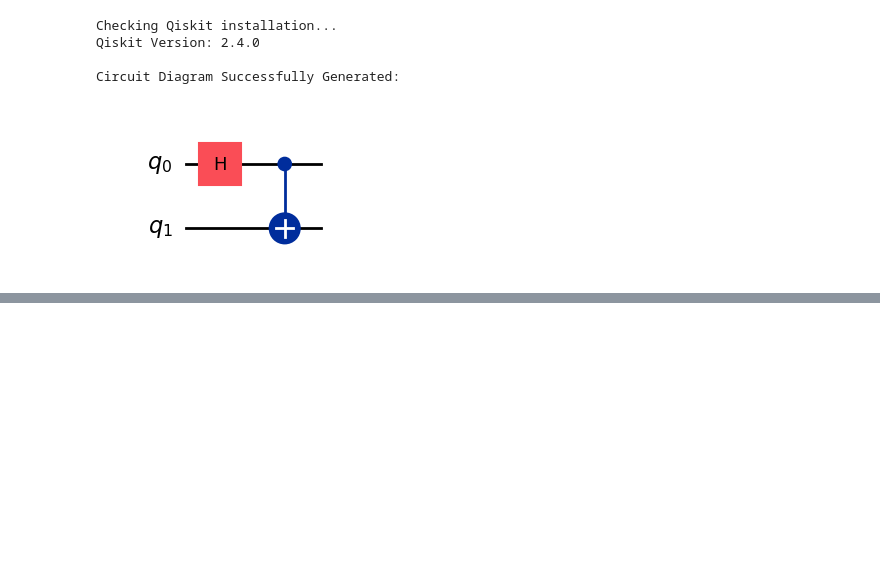
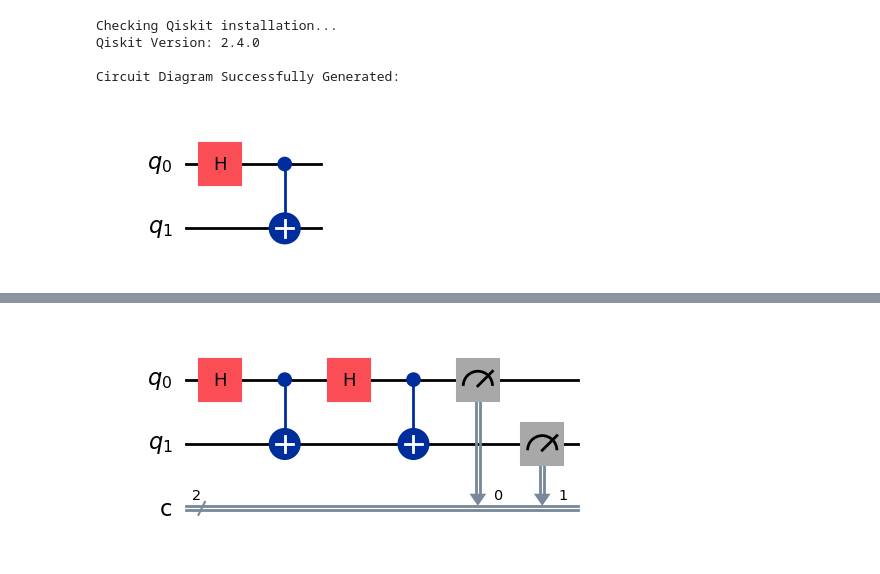
Before and after one commit to JenovicLumu/Quantum-Project, a Jupyter notebook: lab_check.ipynb, the cells around one changed output, grey strips where cells are left out. Saved outputs shown, nothing was run; the diff lists cells and outputs as text; code cells hidden in the pictures; blank space fills up the shorter version.

```diff
--- a/lab_check.ipynb
+++ b/lab_check.ipynb
@@ -57,0 +112,8 @@ Experimental Results: {'11': 524, '00': 500}
+# %%
+# Measure qubit 0 into classical bit 0, and qubit 1 into classical bit 1
+qc.measure([0, 1], [0, 1])
+
+# Draw the final complete circuit
+qc.draw('mpl')
+# %% [output]
+[figure, added]
```
Also changed, not shown: parts of 9 cells of this notebook.
